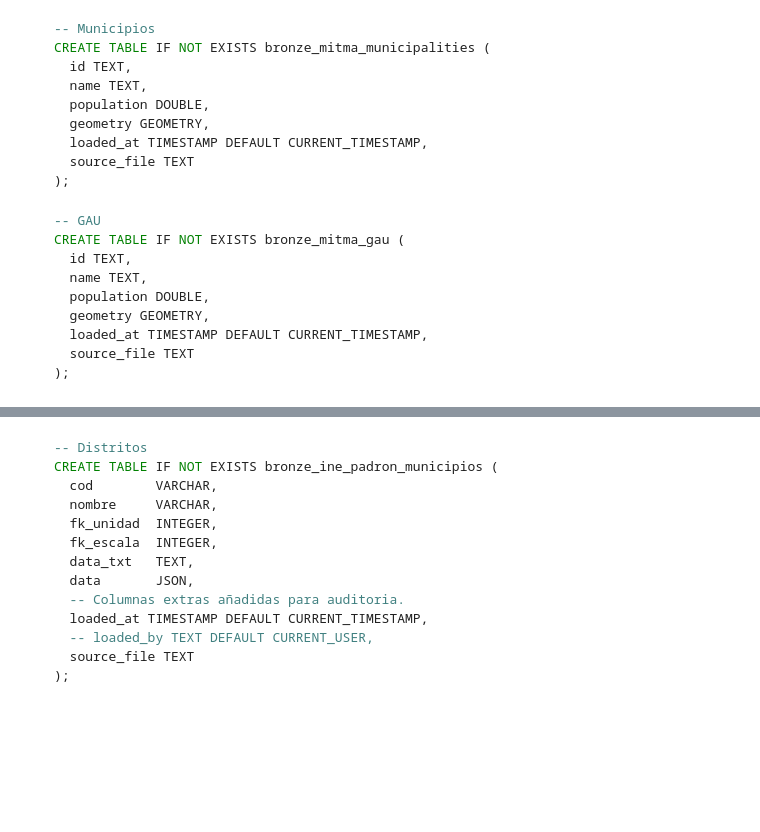
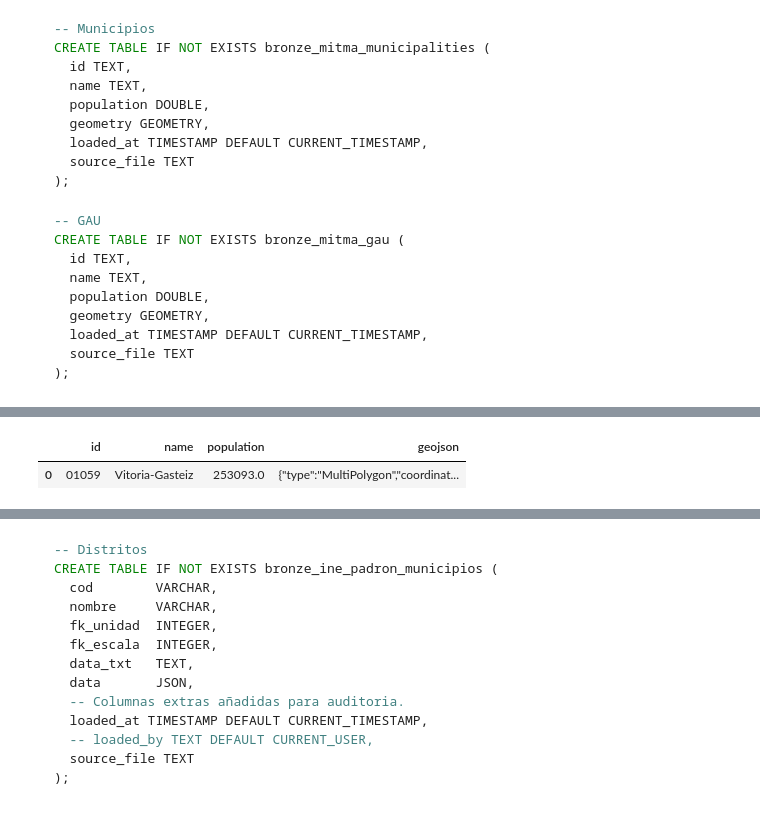
Before and after one commit to bgramaje/muceim-bigdata_project, a Jupyter notebook: notebooks/layers/silver.ipynb, the cells around one changed output, grey strips where cells are left out. Saved outputs shown, nothing was run; the diff lists cells and outputs as text; code cells hidden in the pictures; blank space fills up the shorter version.

```diff
--- a/notebooks/layers/silver.ipynb
+++ b/notebooks/layers/silver.ipynb
@@ -436,3 +455,15 @@ SQL(f"""
+# %%
+SQL(f"""
+    SELECT
+        * EXCLUDE (geometry),
+        ST_AsGeoJSON(geometry) AS geojson
+    FROM {LAKE_LAYER}_mitma_municipios
+    WHERE id = '01059'
+    LIMIT 5;
+""")
+# %% [output]
+|  | id | name | population | geojson |
+| 0 | 01059 | Vitoria-Gasteiz | 253093.0 | {"type":"MultiPolygon","coordinat... |
 # %%
 SQL(f"""
     SELECT '{LAKE_LAYER}_mitma_distritos' as name, count(*) FROM {LAKE_LAYER}_mitma_distritos
```
Also changed, not shown: parts of 18 cells of this notebook, 1 other file.
